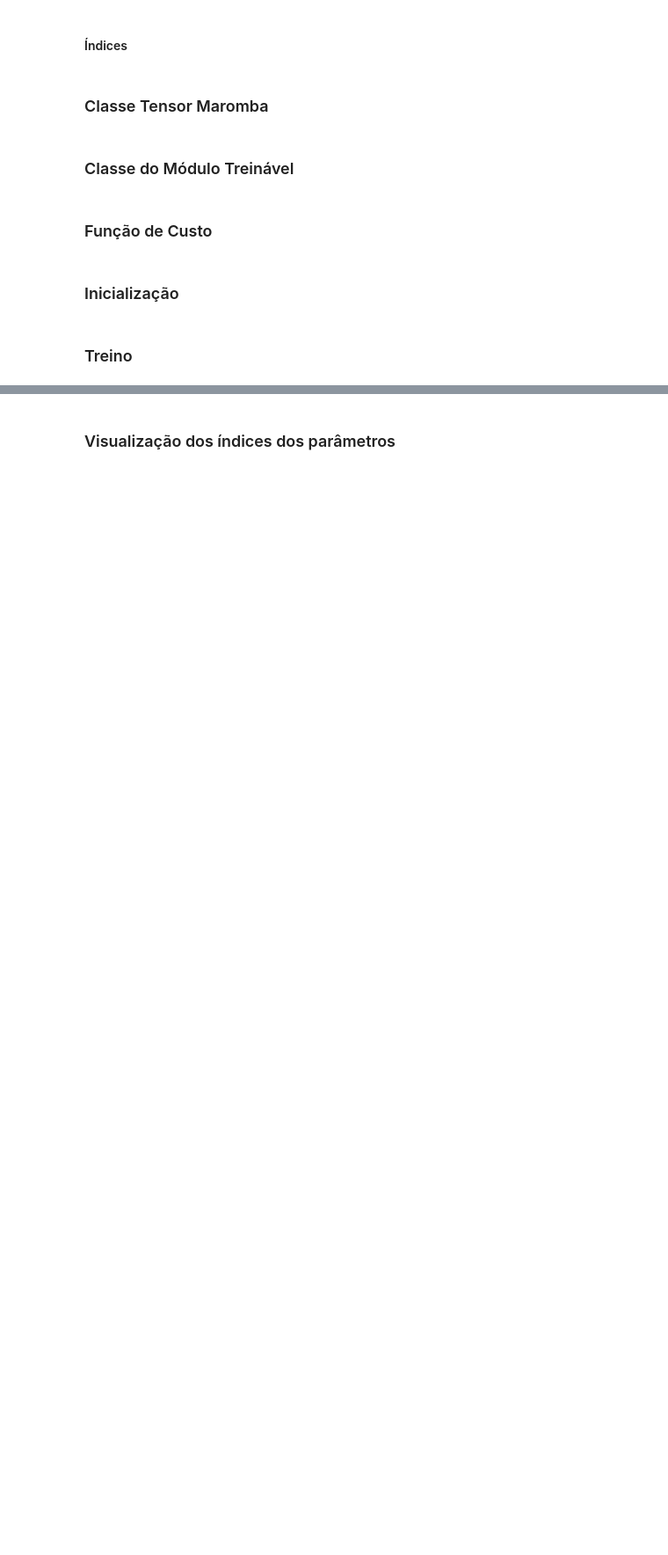
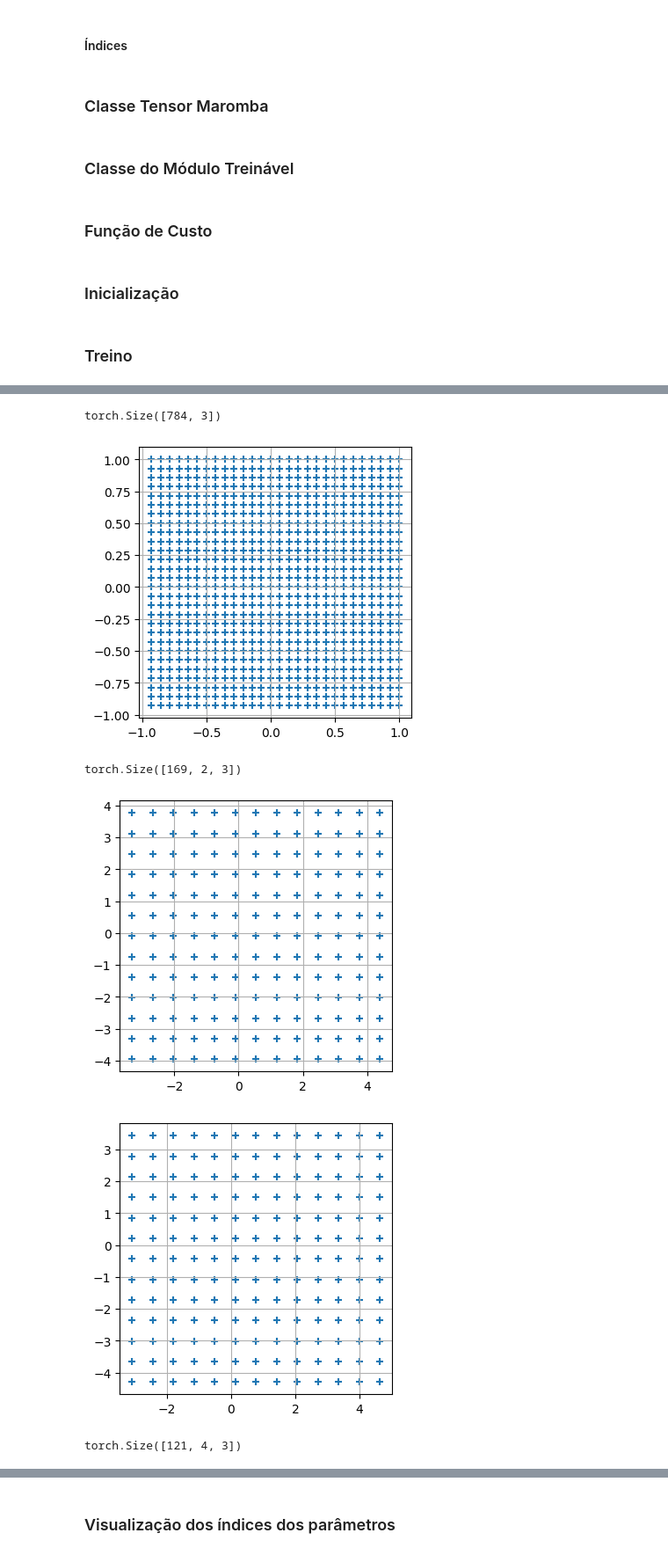
Before and after one commit to Ronnypetson/titanic, a Jupyter notebook: MNIST_Maromba.ipynb, the cells around one changed output, grey strips where cells are left out. Shown at 88% size. Drawn from its saved outputs; the diff is of its cells as text; code cells hidden in the pictures; blank space fills up the shorter version.

```diff
--- a/MNIST_Maromba.ipynb
+++ b/MNIST_Maromba.ipynb
@@ -1137,6 +1176,7 @@ torch.cuda.empty_cache()
 df_train
 # %%
 imgs = [img.data.cpu().detach() for img in model.all_pools]
+idxs = [img.idx.cpu().detach() for img in model.all_pools]
 # %%
 [img.shape for img in imgs]
 # %% [output]
@@ -1185,0 +1221,18 @@ torch.Size([484, 4])
+# %%
+for i, idx in enumerate(idxs[:len(shapes)]):
+  idx = idx[0]
+  print(idx.shape)
+  idx = idx.reshape(-1, shapes[i][2], idx_dim)
+  for ch in range(shapes[i][2]):
+    idx_ = idx[:, ch].numpy()
+    plt.figure(figsize=(4, 4))
+    plt.scatter(idx_[:, 0], idx_[:, 1], marker="+")
+    plt.grid()
+    plt.show()
+# %% [output]
+torch.Size([784, 3])
+[figure, added]
+torch.Size([169, 2, 3])
+[figure, added]
+[figure, added]
+torch.Size([121, 4, 3])
```
Also changed, not shown: parts of 7 cells of this notebook.
